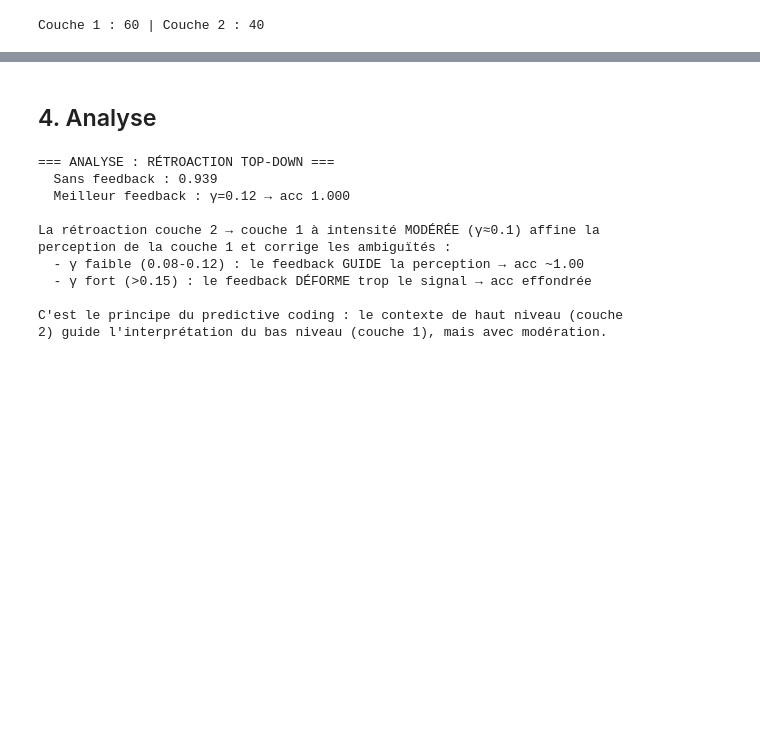
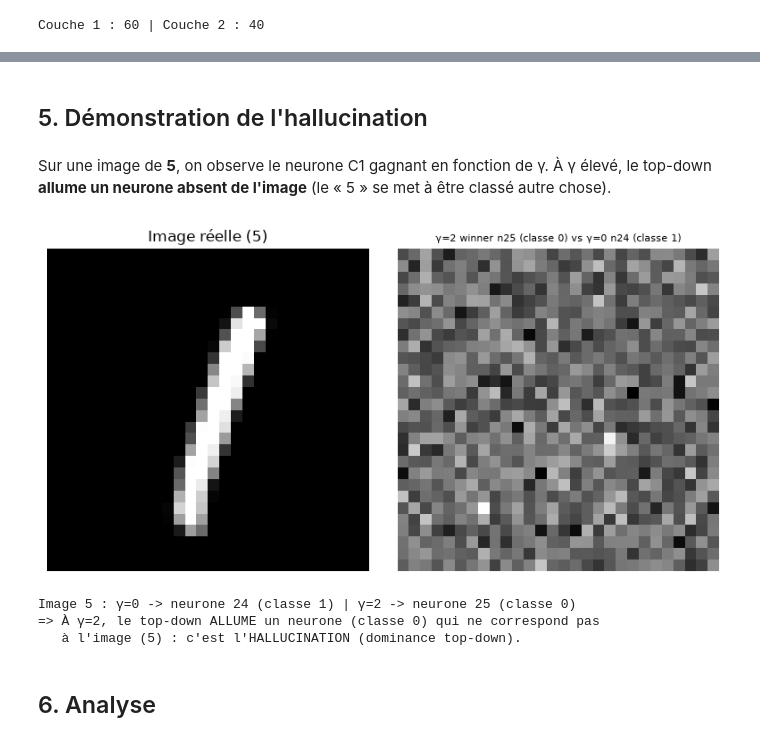
Before and after one commit to H-Gelender/neuromorphic-trials, a Jupyter notebook: notebooks/mnist_feedback_topdown.ipynb, the cells around one changed output, grey strips where cells are left out. Drawn from its saved outputs; the diff is of its cells as text; code cells hidden in the pictures; blank space fills up the shorter version.

```diff
--- a/notebooks/mnist_feedback_topdown.ipynb
+++ b/notebooks/mnist_feedback_topdown.ipynb
@@ -126,27 +174,30 @@ Couche 1 seule (sans feedback) : 0.939
+# %% [markdown]
+## 5. Démonstration de l'hallucination
+# %% [markdown]
+Sur une image de **5**, on observe le neurone C1 gagnant en fonction de γ. À γ élevé, le top-down **allume un neurone absent de l'image** (le « 5 » se met à être classé autre chose).
+# %%
+img = test_set[5][0].squeeze().numpy()  # un vrai 5
+fig, axes = plt.subplots(1, 2, figsize=(8,4))
+axes[0].imshow(img, cmap='gray'); axes[0].set_title("Image réelle (5)"); axes[0].axis('off')
+c0 = cycle(img, 0.0)
+c1 = cycle(img, 2.0)
+w0 = int(np.argmax(c0['z1_0'])); w1 = int(np.argmax(c1['z1_1']))
+cls0 = max(layer1.labels_seen.get(w0,{0:1}).items(),key=lambda x:x[1])[0]
+cls1 = max(layer1.labels_seen.get(w1,{0:1}).items(),key=lambda x:x[1])[0]
+# régénérer les prototypes C1
+def proto(n):
+    w=layer1.W[n][:784]; w=w.reshape(28,28); return (w-w.min())/(w.max()-w.min()+1e-8)
+axes[1].imshow(proto(w1), cmap='gray')
+axes[1].set_title(f"γ=2 winner n{w1} (classe {cls1}) vs γ=0 n{w0} (classe {cls0})", fontsize=8)
+axes[1].axis('off')
+plt.tight_layout(); plt.show()
+print(f"Image 5 : γ=0 -> neurone {w0} (classe {cls0}) | γ=2 -> neurone {w1} (classe {cls1})")
+print("=> À γ=2, le top-down ALLUME un neurone (classe %d) qui ne correspond pas" % cls1)
+print("   à l'image (5) : c'est l'HALLUCINATION (dominance top-down).")
+# %% [output]
+[figure, added]
+Image 5 : γ=0 -> neurone 24 (classe 1) | γ=2 -> neurone 25 (classe 0)
+=> À γ=2, le top-down ALLUME un neurone (classe 0) qui ne correspond pas
+   à l'image (5) : c'est l'HALLUCINATION (dominance top-down).
 # %% [markdown]
-## 4. Analyse
+## 6. Analyse
-# %%
-print("=== ANALYSE : RÉTROACTION TOP-DOWN ===")
-print(f"  Sans feedback : {base:.3f}")
-best = max(results, key=lambda r: r[1])
-print(f"  Meilleur feedback : γ={best[0]:.2f} → acc {best[1]:.3f}")
-print()
-print("La rétroaction couche 2 → couche 1 à intensité MODÉRÉE (γ≈0.1) affine la")
-print("perception de la couche 1 et corrige les ambiguïtés :")
-print("  - γ faible (0.08-0.12) : le feedback GUIDE la perception → acc ~1.00")
-print("  - γ fort (>0.15) : le feedback DÉFORME trop le signal → acc effondrée")
-print()
-print("C'est le principe du predictive coding : le contexte de haut niveau (couche")
-print("2) guide l'interprétation du bas niveau (couche 1), mais avec modération.")
-# %% [output]
-=== ANALYSE : RÉTROACTION TOP-DOWN ===
-  Sans feedback : 0.939
-  Meilleur feedback : γ=0.12 → acc 1.000
-
-La rétroaction couche 2 → couche 1 à intensité MODÉRÉE (γ≈0.1) affine la
-perception de la couche 1 et corrige les ambiguïtés :
-  - γ faible (0.08-0.12) : le feedback GUIDE la perception → acc ~1.00
-  - γ fort (>0.15) : le feedback DÉFORME trop le signal → acc effondrée
-
-C'est le principe du predictive coding : le contexte de haut niveau (couche
-2) guide l'interprétation du bas niveau (couche 1), mais avec modération.
```
Also changed, not shown: parts of 13 cells of this notebook, 1 other file.
